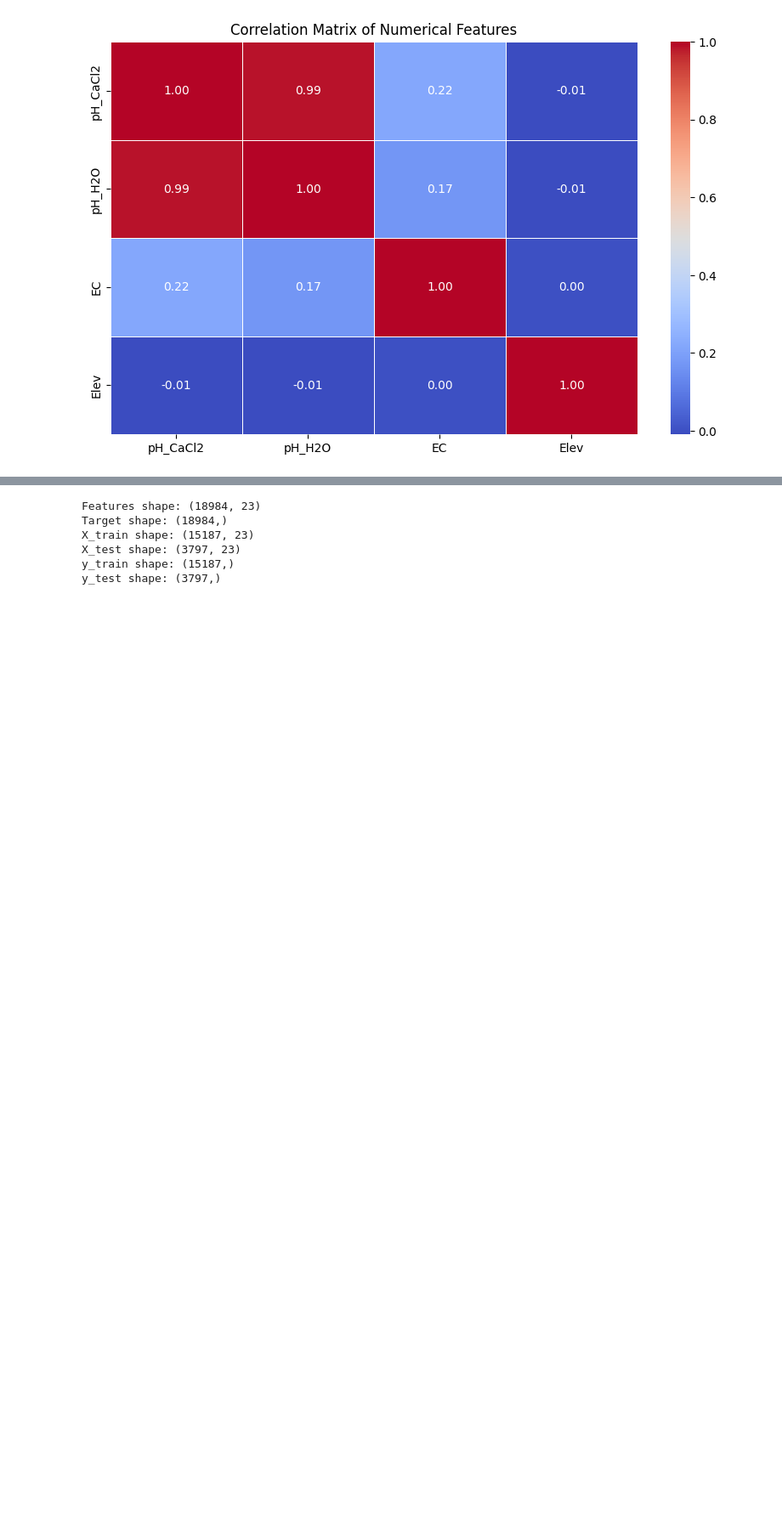
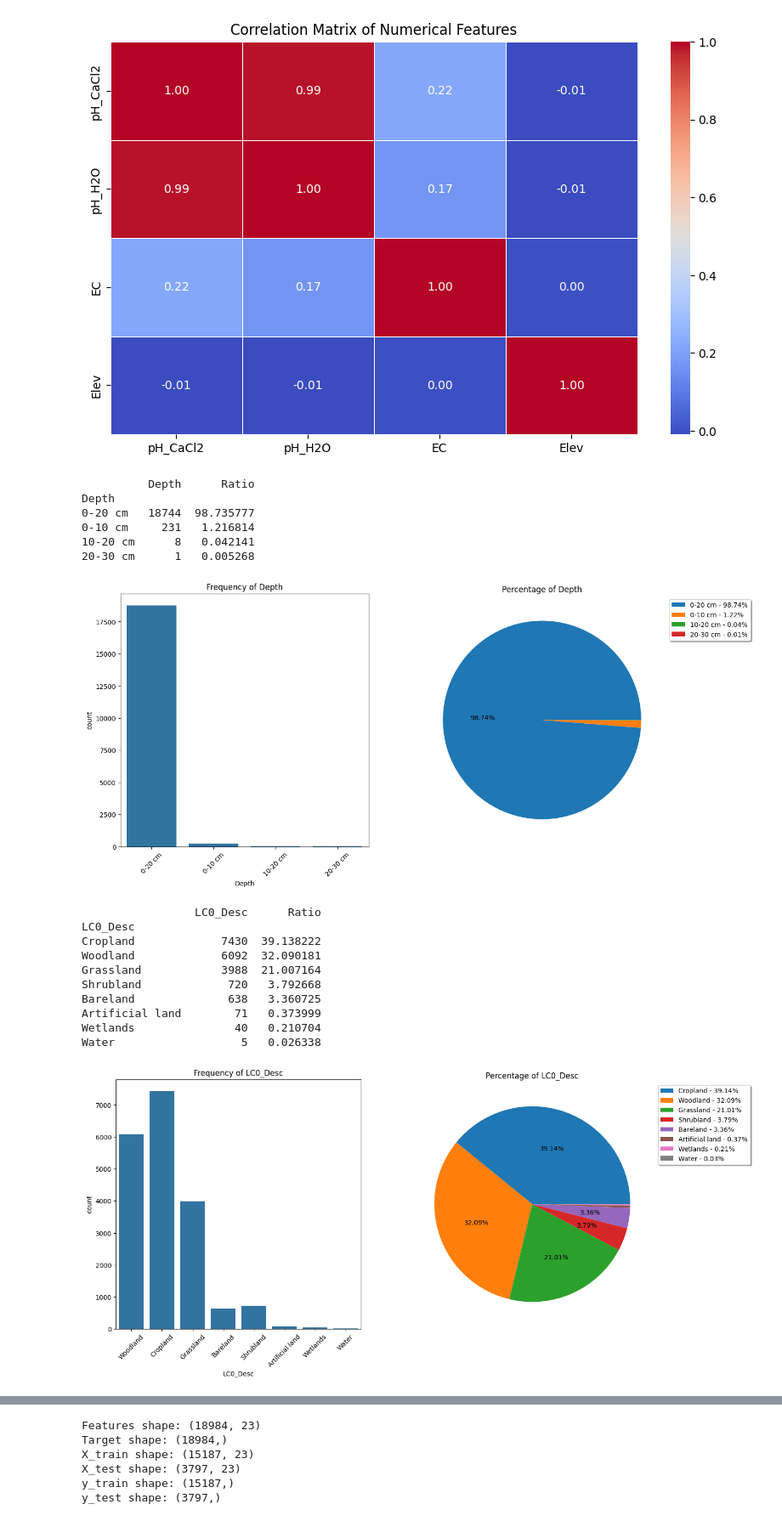
Before and after one commit to Joker666/LUCAS, a Jupyter notebook: start_merged_2.ipynb, the cells around one changed output, grey strips where cells are left out. Shown at 85% size. Saved outputs shown, nothing was run; the diff lists cells and outputs as text; code cells hidden in the pictures; blank space fills up the shorter version.

```diff
--- a/start_merged_2.ipynb
+++ b/start_merged_2.ipynb
@@ -291,3 +291,65 @@ plt.title("Correlation Matrix of Numerical Features")
 plt.show()
 # %% [output]
 [figure]
+# %%
+def cat_summary(data, col, plot=False):
+    print(
+        pd.DataFrame(
+            {
+                col: data[col].value_counts(),
+                "Ratio": data[col].value_counts() / len(data) * 100,
+            }
+        )
+    )
+    print("\n")
+
+    if plot:
+        fig, axs = plt.subplots(1, 2, figsize=(15, 7))
+        plt.subplot(1, 2, 1)
+        sns.countplot(x=col, data=data)
+        plt.xticks(rotation=45)
+        plt.title(f"Frequency of {col}")
+
+        plt.subplot(1, 2, 2)
+        values = data[col].value_counts()
+        plt.pie(
+            x=values,
+            labels=None,  # No direct labels
+            autopct=lambda x: "{:.2f}%".format(x) if x > 3 else '',  # Only show percentages for larger slices
+        )
+        plt.legend(
+            labels=[
+                "{} - {:.2f}%".format(index, value / sum(values) * 100)
+                for index, value in zip(values.index, values)
+            ],
+            loc="upper left",
+            bbox_to_anchor=(1, 1),
+            fancybox=True,
+            shadow=True,
+            ncol=1,
+        )
+        plt.title(f"Percentage of {col}")
+        plt.show(block=True)
+
+
+for col in cat_cols:
+    cat_summary(df, col, True)
+# %% [output]
+          Depth      Ratio
+Depth
+0-20 cm   18744  98.735777
+0-10 cm     231   1.216814
+10-20 cm      8   0.042141
+20-30 cm      1   0.005268
+[figure, added]
+                 LC0_Desc      Ratio
+LC0_Desc
+Cropland             7430  39.138222
+Woodland             6092  32.090181
+Grassland            3988  21.007164
+Shrubland             720   3.792668
+Bareland              638   3.360725
+Artificial land        71   0.373999
+Wetlands               40   0.210704
+Water                   5   0.026338
+[figure, added]
```
Also changed, not shown: parts of 1 cell of this notebook.
